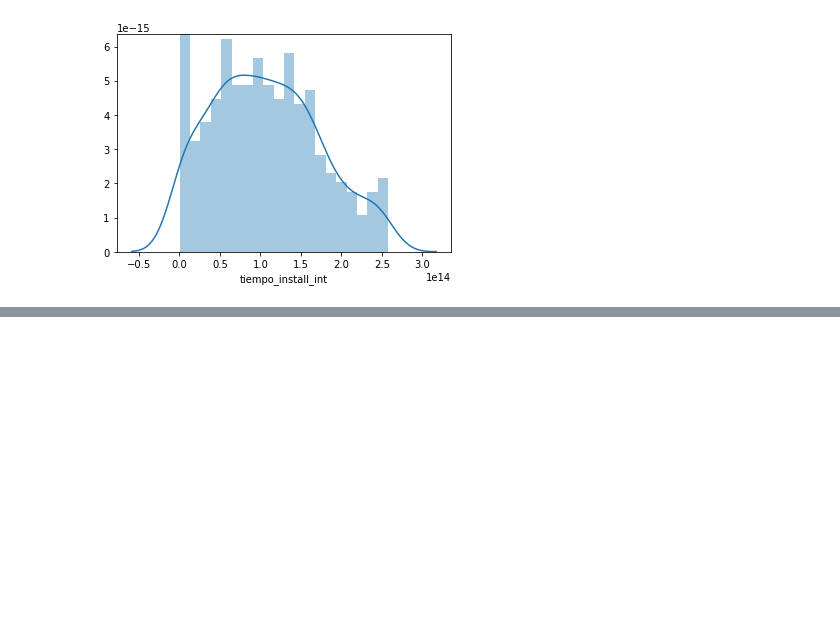
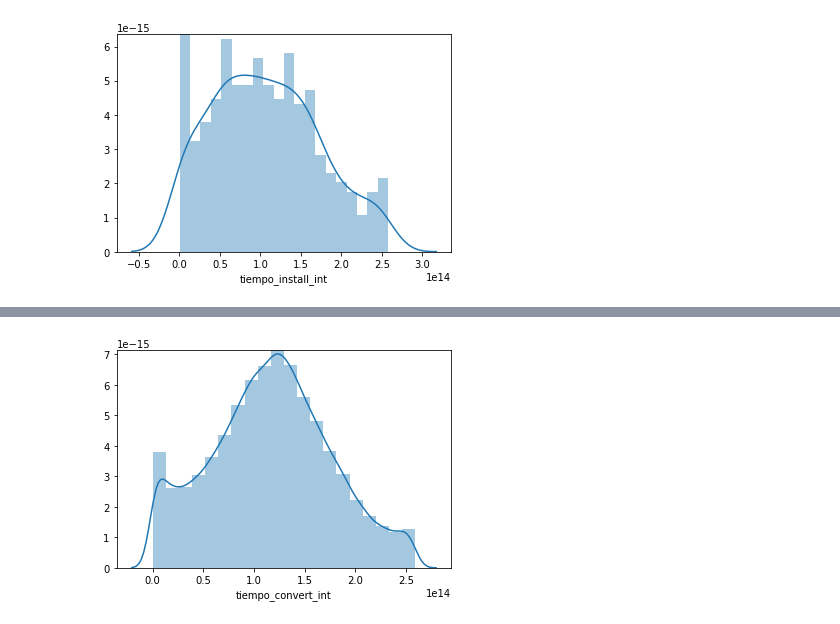
Before and after one commit to bebetosaba/7506-datos-1C2019, a Jupyter notebook: TP1/analisis.ipynb, the cells around one changed output, grey strips where cells are left out. Cells and saved outputs as stored; diff of their text form; code cells hidden in the pictures; blank space fills up the shorter version.

```diff
--- a/TP1/analisis.ipynb
+++ b/TP1/analisis.ipynb
@@ -493,0 +561,4 @@ sns.distplot(timpo_promedio['tiempo_install_int'], bins=20);
+# %%
+sns.distplot(timpo_promedio2['tiempo_convert_int'], bins=20);
+# %% [output]
+[figure, added]
```
Also changed, not shown: parts of 16 cells of this notebook, 1 other file.
